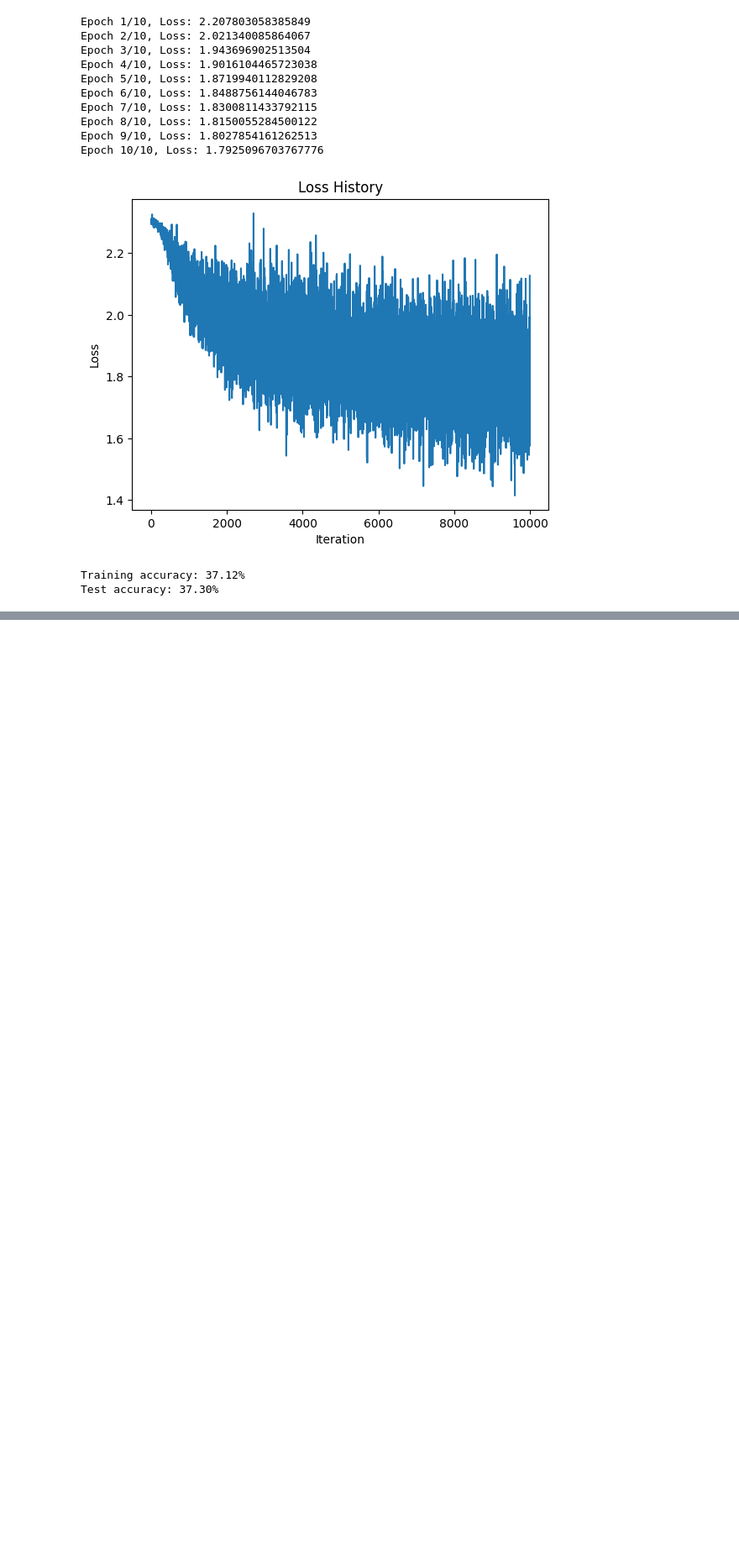
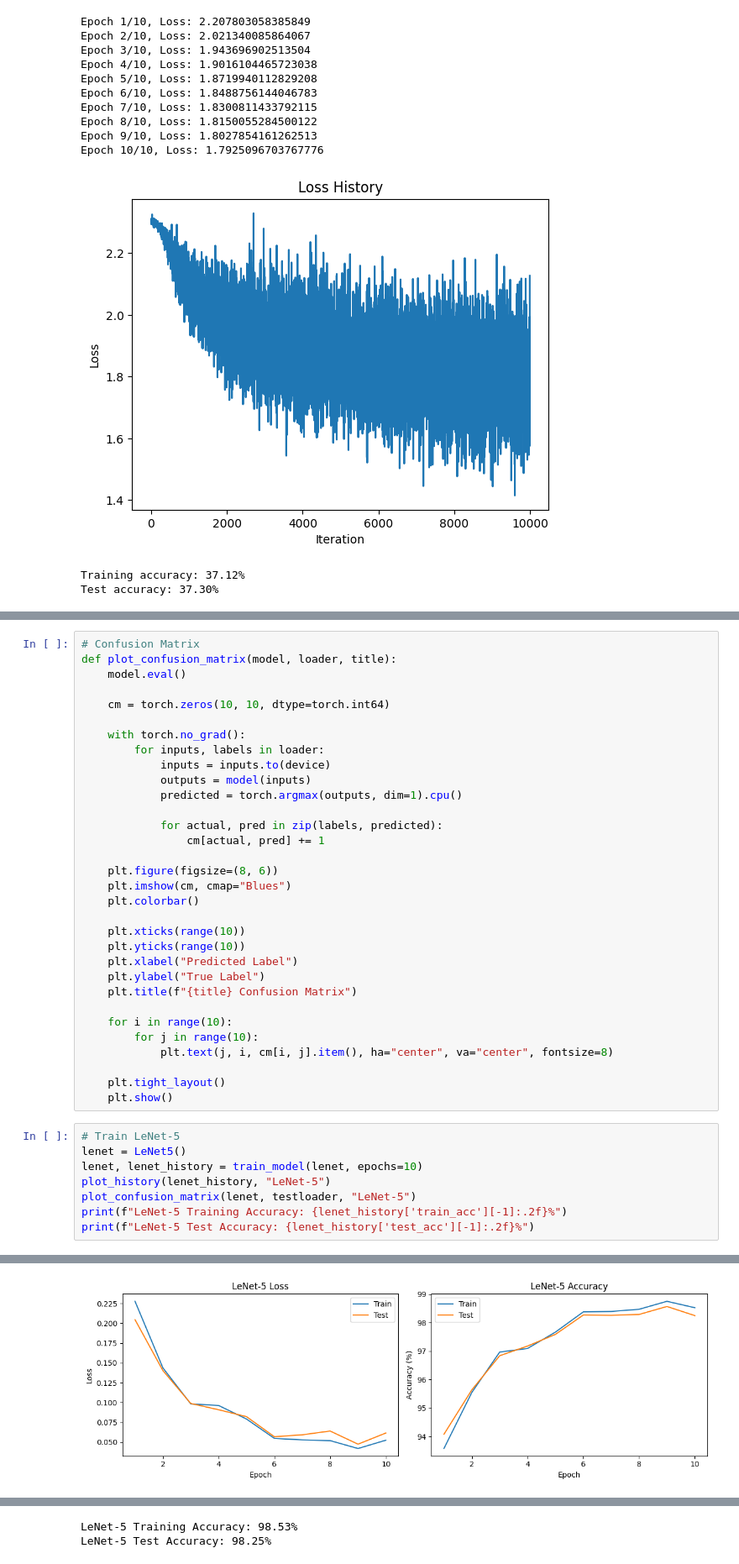
Before and after one commit to SathsaraGeeth/_vision_a03_, a Jupyter notebook: 230724E_a03.ipynb, the cells around one changed output, grey strips where cells are left out. Shown at 84% size. Saved outputs shown, nothing was run; the diff lists cells and outputs as text; blank space fills up the shorter version.

```diff
--- a/230724E_a03.ipynb
+++ b/230724E_a03.ipynb
@@ -180,0 +409,41 @@ Test accuracy: 37.30%
+# %%
+# Confusion Matrix
+def plot_confusion_matrix(model, loader, title):
+    model.eval()
+
+    cm = torch.zeros(10, 10, dtype=torch.int64)
+
+    with torch.no_grad():
+        for inputs, labels in loader:
+            inputs = inputs.to(device)
+            outputs = model(inputs)
+            predicted = torch.argmax(outputs, dim=1).cpu()
+
+            for actual, pred in zip(labels, predicted):
+                cm[actual, pred] += 1
+
+    plt.figure(figsize=(8, 6))
+    plt.imshow(cm, cmap="Blues")
+    plt.colorbar()
+
+    plt.xticks(range(10))
+    plt.yticks(range(10))
+    plt.xlabel("Predicted Label")
+    plt.ylabel("True Label")
+    plt.title(f"{title} Confusion Matrix")
+
+    for i in range(10):
+        for j in range(10):
+            plt.text(j, i, cm[i, j].item(), ha="center", va="center", fontsize=8)
+
+    plt.tight_layout()
+    plt.show()
+# %%
+# Train LeNet-5
+lenet = LeNet5()
+lenet, lenet_history = train_model(lenet, epochs=10)
+plot_history(lenet_history, "LeNet-5")
+plot_confusion_matrix(lenet, testloader, "LeNet-5")
+print(f"LeNet-5 Training Accuracy: {lenet_history['train_acc'][-1]:.2f}%")
+print(f"LeNet-5 Test Accuracy: {lenet_history['test_acc'][-1]:.2f}%")
+# %% [output]
@@ -180,0 +460 @@ Test accuracy: 37.30%
+[figure, added]
@@ -180,0 +462,2 @@ Test accuracy: 37.30%
+LeNet-5 Training Accuracy: 98.53%
+LeNet-5 Test Accuracy: 98.25%
```
Also changed, not shown: parts of 9 cells of this notebook.
